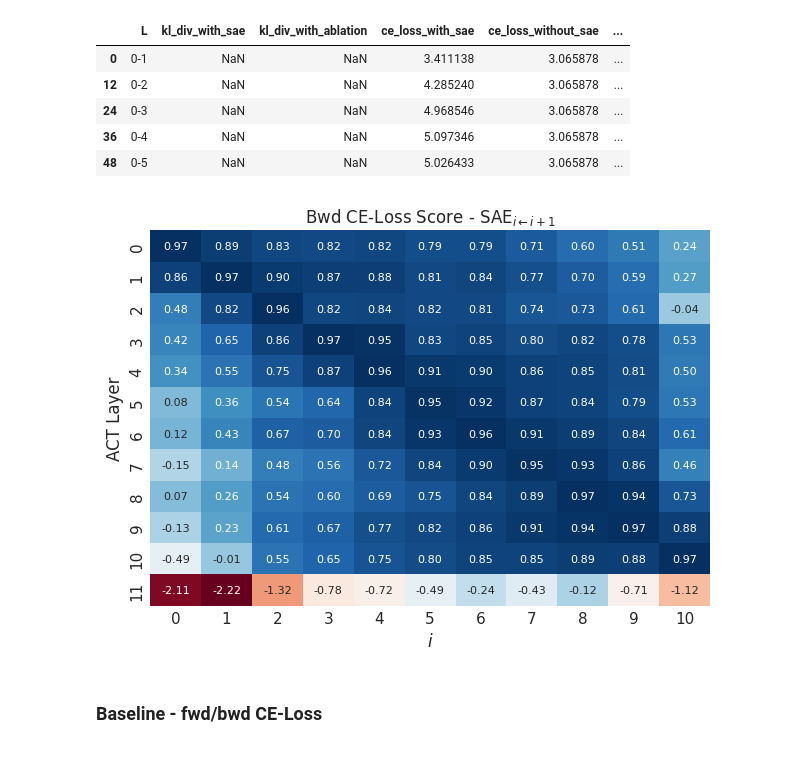
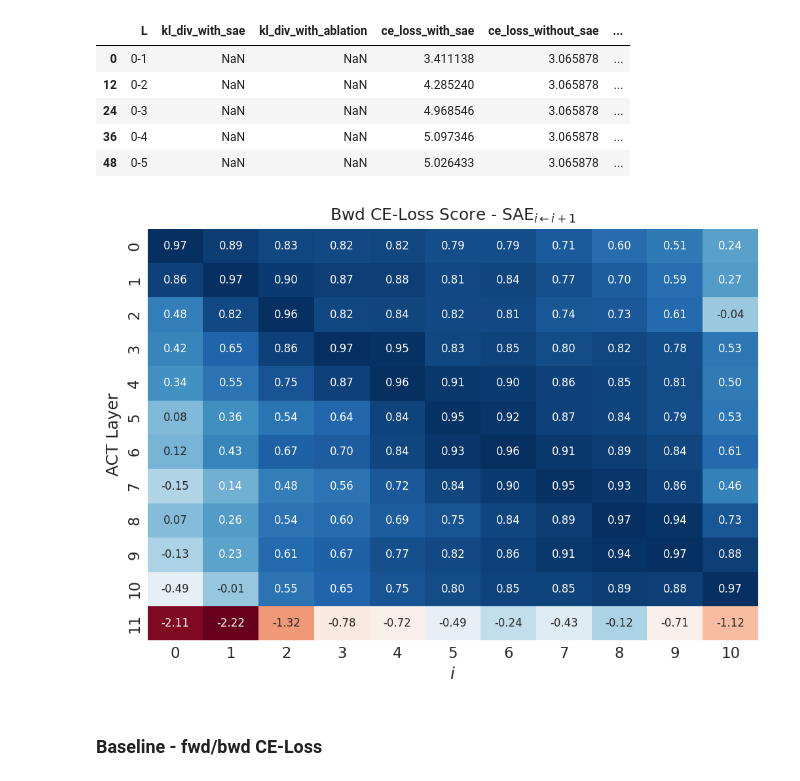
Before and after one commit to ghidav/sae-transfer-learning, a Jupyter notebook: paper_plot.ipynb, the cells around one changed output. Drawn from its saved outputs; the diff is of its cells as text; code cells hidden in the pictures.

Commit message:
Fixed paper_plot

```diff
--- a/paper_plot.ipynb
+++ b/paper_plot.ipynb
@@ -161,25 +163,27 @@ bwd.head()
 # %%
 # Use seaborn to plot a heatmap out of baseline[["ce_loss_score"]].to_numpy().reshape(12, 12)
 sns.set_theme()
+plt.figure(figsize=(7, 5.2), dpi=150)
 ax = sns.heatmap(
     bwd[["ce_loss_score"]].to_numpy().reshape(12, 11),
     annot=True,
     fmt=".2f",
     cmap="RdBu",
     annot_kws={"size": 8},
     # vmax=1,
     # vmin=-1,
     cbar=False,
 )
 ax.set_title("Bwd CE-Loss Score - SAE$_{i \leftarrow i+1}$")
 ax.set_ylabel("ACT Layer")
 ax.set_xlabel("$i$")
 ax.set_xticklabels(np.arange(0, 11), va="center", ha="center")
 ax.set_yticklabels(np.arange(0, 12), va="center", ha="center")
 plt.tight_layout()
+plt.savefig(IMG_PATH + f"heatmap_bwd_ce_loss_score_{ckpt}.png")
 plt.show()
 # %% [output]
-[figure, old version]
+[figure, new version]
 # %%
 # TODO:
 # - Add one plot for checkpoint
```
Also changed, not shown: parts of 27 cells of this notebook.
